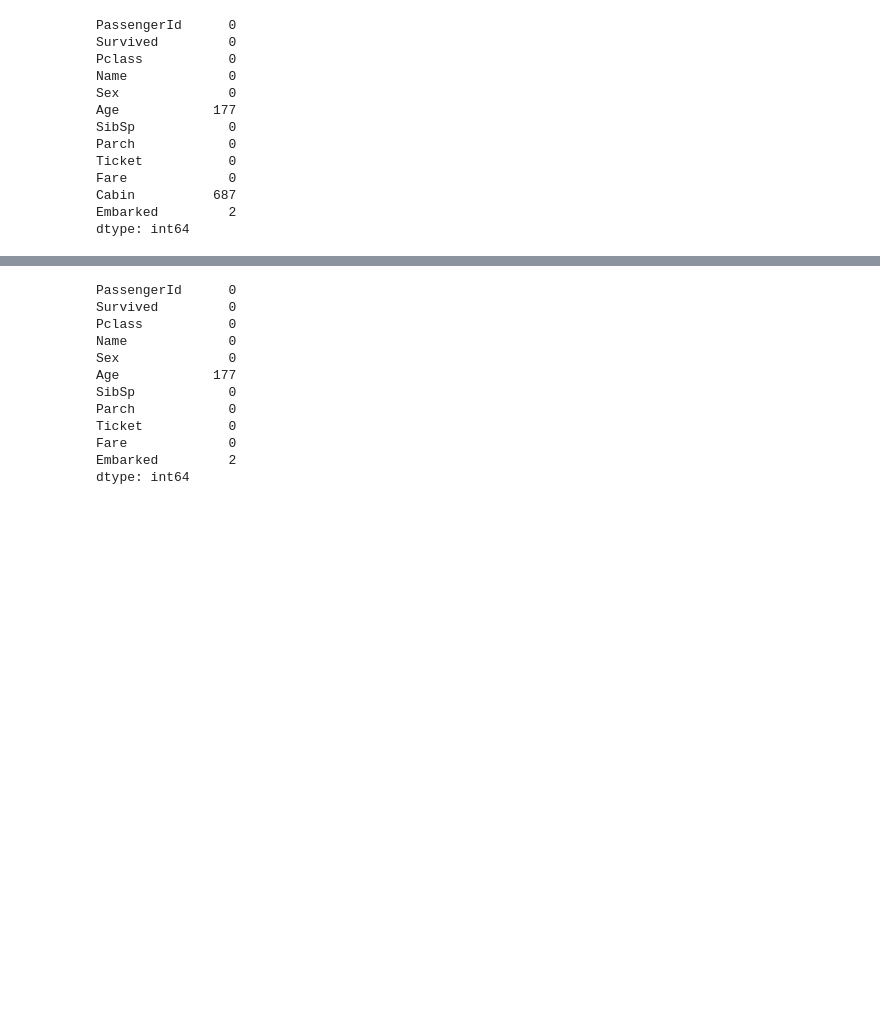
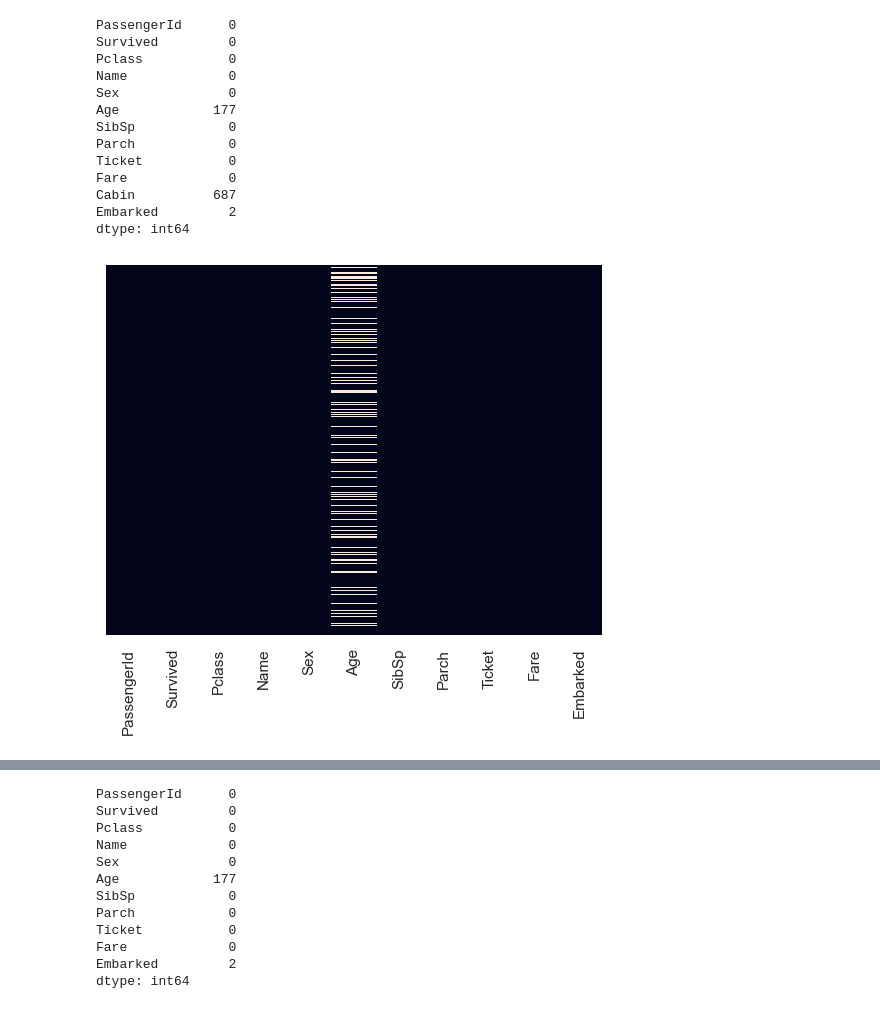
Before and after one commit to JavierMunBall/Titanic, a Jupyter notebook: Ejercicio Titanic Javier Muñoz.ipynb, the cells around one changed output, grey strips where cells are left out. Cells and saved outputs as stored; diff of their text form; code cells hidden in the pictures; blank space fills up the shorter version.

```diff
--- a/Ejercicio Titanic Javier Muñoz.ipynb
+++ b/Ejercicio Titanic Javier Muñoz.ipynb
@@ -88,6 +88,10 @@ Fare             0
 Cabin          687
 Embarked         2
 dtype: int64
+# %%
+sns.heatmap(df.isnull(), cbar = False, yticklabels=False);
+# %% [output]
+[figure, added]
 # %%
 df[df.isnull().any(axis=1)]
 # %% [output]
```
Also changed, not shown: parts of 3 cells of this notebook.
